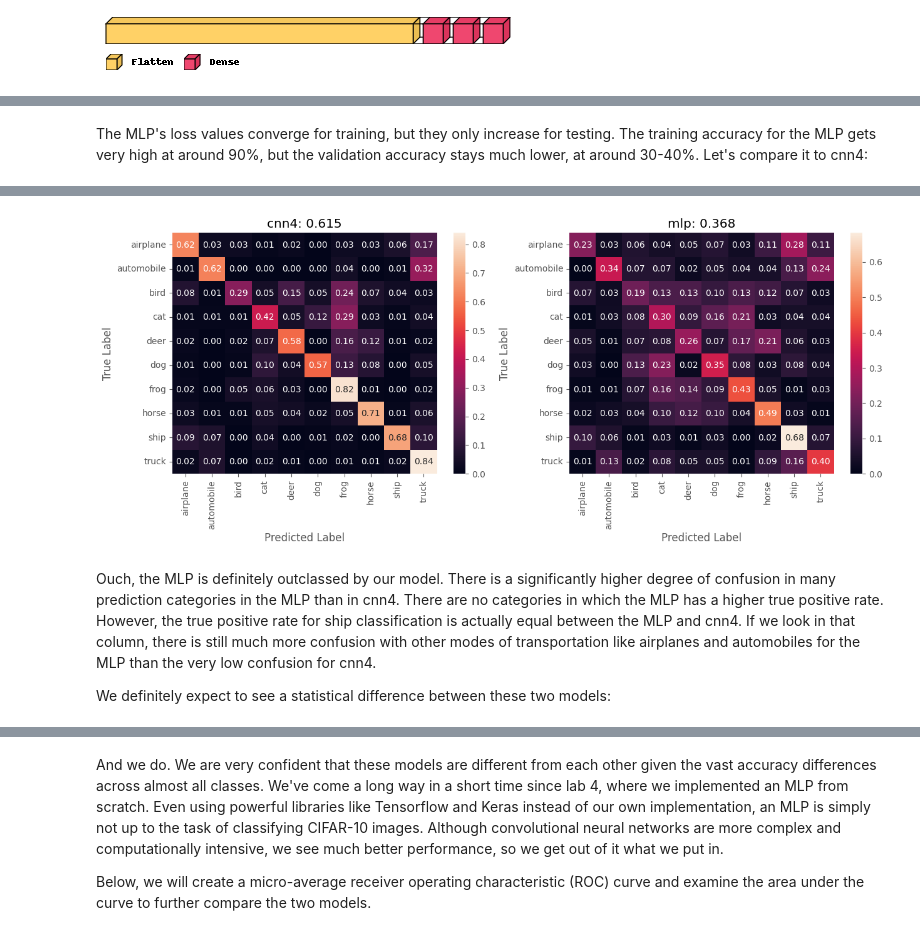
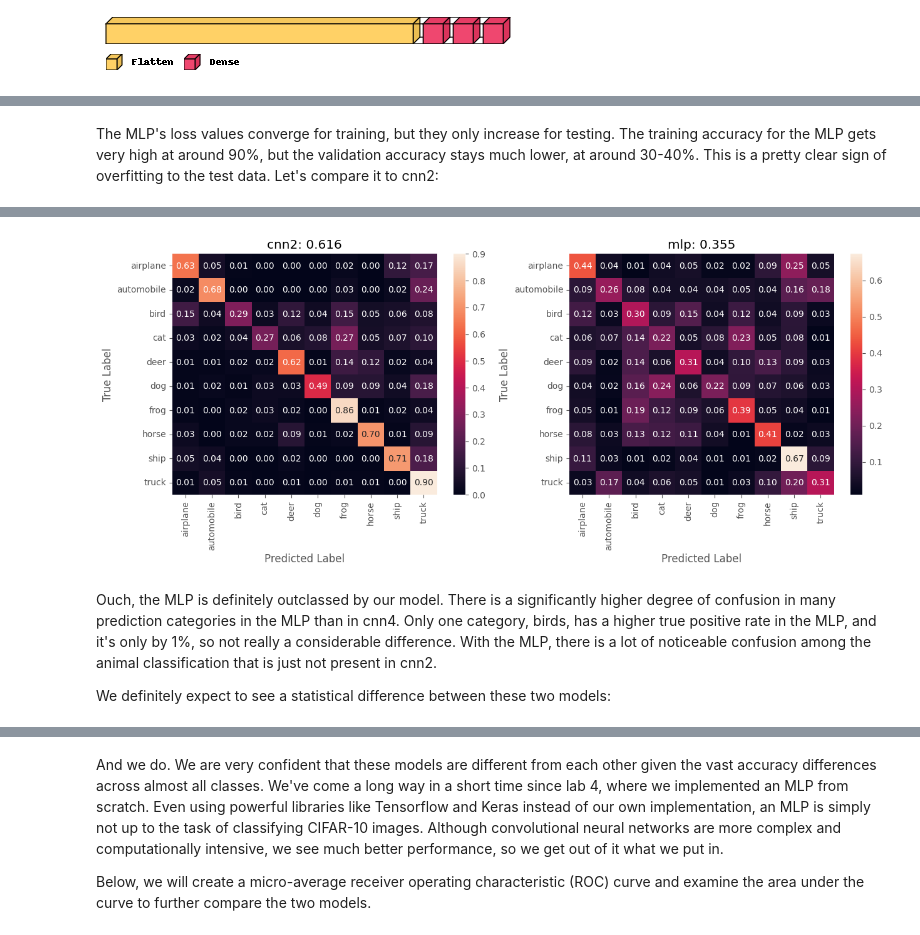
Before and after one commit to wyattsaltzman/ML-F23-Lab6, a Jupyter notebook: lab6.ipynb, the cells around one changed output, grey strips where cells are left out. Drawn from its saved outputs; the diff is of its cells as text; code cells hidden in the pictures.

Commit message:
Fix paired t test mistake, update analysis

```diff
--- a/lab6.ipynb
+++ b/lab6.ipynb
@@ -759,5 +761,5 @@ plt.show()
 # %% [markdown]
-The MLP's loss values converge for training, but they only increase for testing. The training accuracy for the MLP gets very high at around 90%, but the validation accuracy stays much lower, at around 30-40%. Let's compare it to cnn4:
+The MLP's loss values converge for training, but they only increase for testing. The training accuracy for the MLP gets very high at around 90%, but the validation accuracy stays much lower, at around 30-40%. This is a pretty clear sign of overfitting to the test data. Let's compare it to cnn2:
 # %%
-confusion_matrix_compare(cnn4, mlp, X_test, y_test, labels=labels)
+confusion_matrix_compare(cnn2, mlp, X_test, y_test, labels=labels)
 # %% [output]
@@ -766,6 +768,6 @@ confusion_matrix_compare(cnn4, mlp, X_test, y_test, labels=labels)
-[figure, old version]
+[figure, new version]
 # %% [markdown]
-Ouch, the MLP is definitely outclassed by our model. There is a significantly higher degree of confusion in many prediction categories in the MLP than in cnn4. There are no categories in which the MLP has a higher true positive rate. However, the true positive rate for ship classification is actually equal between the MLP and cnn4. If we look in that column, there is still much more confusion with other modes of transportation like airplanes and automobiles for the MLP than the very low confusion for cnn4.
+Ouch, the MLP is definitely outclassed by our model. There is a significantly higher degree of confusion in many prediction categories in the MLP than in cnn4. Only one category, birds, has a higher true positive rate in the MLP, and it's only by 1%, so not really a considerable difference. With the MLP, there is a lot of noticeable confusion among the animal classification that is just not present in cnn2.
 
 We definitely expect to see a statistical difference between these two models:
 # %%
```
Also changed, not shown: parts of 45 cells of this notebook, 1 other file.
